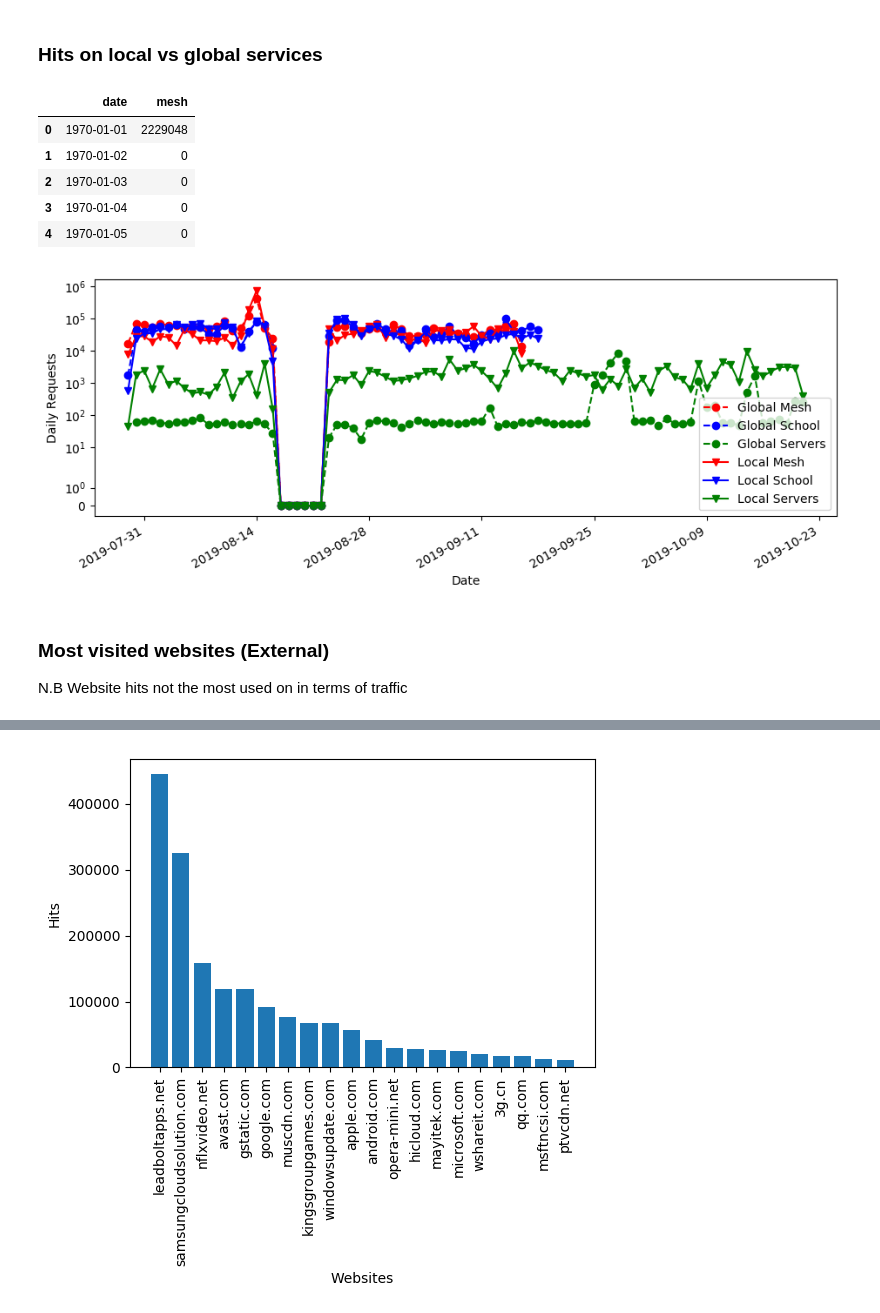
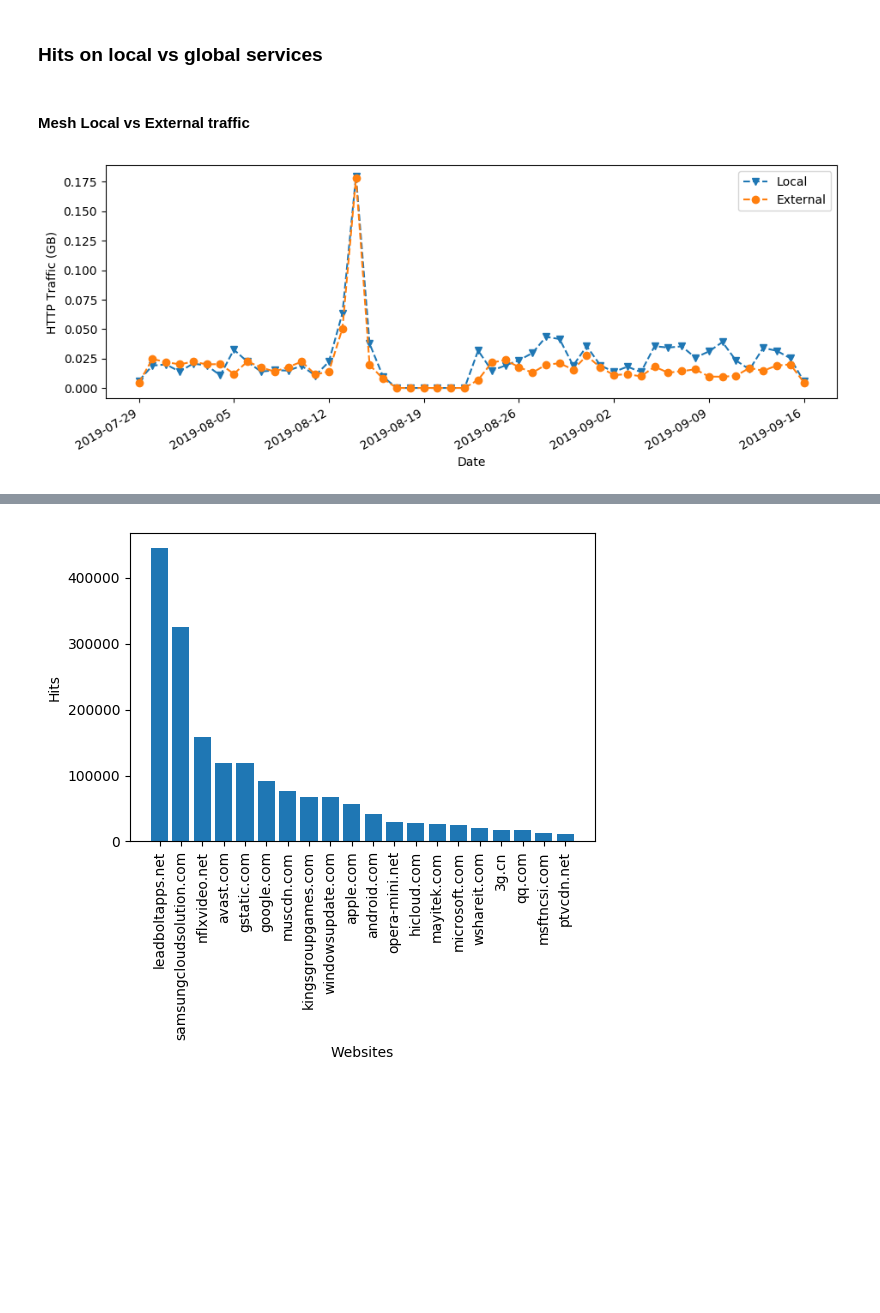
Before and after one commit to amreesh/inethi-traffic-analysis, a Jupyter notebook: web-traffic-analysis.ipynb, the cells around one changed output, grey strips where cells are left out. Saved outputs shown, nothing was run; the diff lists cells and outputs as text; code cells hidden in the pictures; blank space fills up the shorter version.

Commit message:
latest plots

```diff
--- a/web-traffic-analysis.ipynb
+++ b/web-traffic-analysis.ipynb
@@ -61,3 +70,5 @@ b'Skipping line 12949873: expected 18 fields, saw 20\nSkipping line 12949875: ex
+# %%
+df_mesh = pd.read_csv('data/stats/http/mesh.csv', sep=',', error_bad_lines=False, warn_bad_lines=False)
 # %% [markdown]
 ## User-agents
 Study the different types of user-agents and extract the phone and browser used
@@ -127,9 +130,6 @@ df_global_servers = extractGlobalTraffic(df_servers, 'servers')
-# %%
-df_local_mesh.head()
-# %% [output]
-|  | date | mesh |
-| 0 | 1970-01-01 | 2229048 |
-| 1 | 1970-01-02 | 0 |
-| 2 | 1970-01-03 | 0 |
-| 3 | 1970-01-04 | 0 |
-| 4 | 1970-01-05 | 0 |
+# %%
+df_local_mesh = extractLocalTraffic(df_mesh)
+df_global_mesh = extractGlobalTraffic(df_mesh)
+# %%
+df_local_mesh_sum = sumTraffic(df_local_mesh, 'traffic')
+df_global_mesh_sum = sumTraffic(df_global_mesh, 'traffic')
@@ -136,29 +141,23 @@ df_local_mesh.head()
+# %% [markdown]
+#### Mesh Local vs External traffic
 # %%
 fig, ax = plt.subplots(figsize=(11, 4))
 
 # df_local_mesh.plot(ax, x="date", y=["mesh"], kind="line", marker='.', linestyle='-', )
 # df_local_school.plot(ax, x="date", y=["school"], kind="line", marker='.', linestyle='-')
 # df_local_servers.plot(ax, x="date", y=["servers"], kind="line", marker='.', linestyle='-')
 
-ax.plot(df_global_mesh.date, df_global_mesh.mesh, marker='o', linestyle='--', color='red', label='Global Mesh')
-ax.plot(df_global_school.date, df_global_school.school, marker='o', linestyle='--', color='blue', label='Global School')
-ax.plot(df_global_servers.date, df_global_servers.servers, marker='o', linestyle='--', color='green', label='Global Servers')
+ax.plot(df_local_mesh_sum.date, df_local_mesh_sum.traffic, marker='v', linestyle='--', label='Local')
+ax.plot(df_global_mesh_sum.date, df_global_mesh_sum.traffic, marker='o', linestyle='--', label='External')
 
-ax.plot(df_local_mesh.date, df_local_mesh.mesh, marker='v', linestyle='-', color='red', label='Local Mesh')
-ax.plot(df_local_school.date, df_local_school.school, marker='v', linestyle='-', color='blue', label='Local School')
-ax.plot(df_local_servers.date, df_local_servers.servers, marker='v', linestyle='-', color='green', label='Local Servers')
-
-ax.set_ylabel('Daily Requests')
+ax.set_ylabel('HTTP Traffic (GB)')
 ax.set_xlabel('Date')
-ax.set_yscale('symlog')
+#ax.set_yscale('symlog')
 fig.autofmt_xdate()
 
 ax.legend()
 
-plt.savefig('plots/http_daily_requests.pdf')
+plt.savefig('plots/http_daily_traffic_mesh.pdf')
 plt.show()
 # %% [output]
-[figure, old version]
+[figure, new version]
-# %% [markdown]
-### Most visited websites (External)
-N.B Website hits not the most used on in terms of traffic
```
Also changed, not shown: parts of 20 cells of this notebook, 5 other files.
